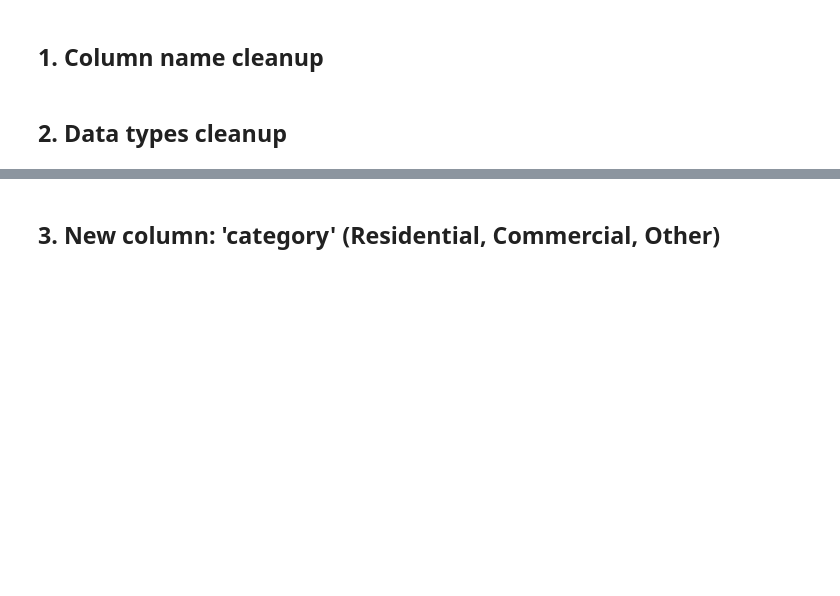
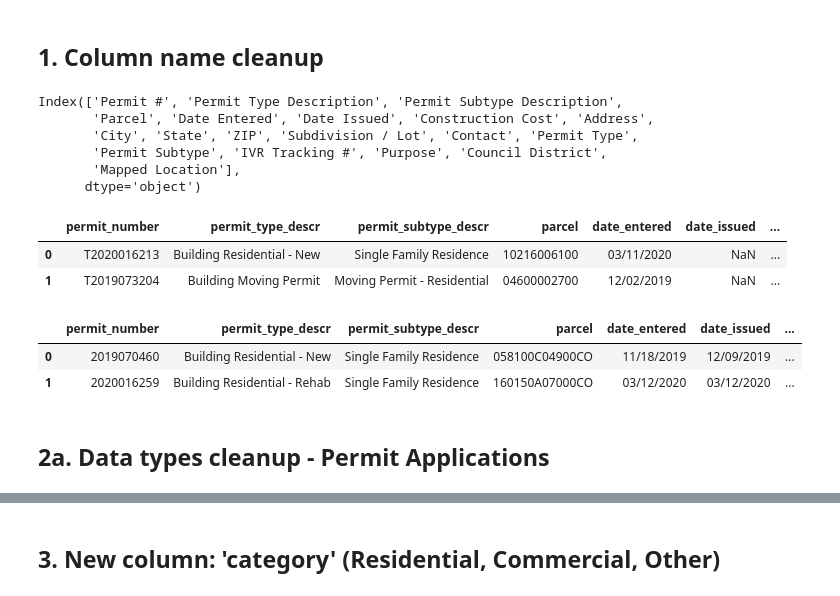
Before and after one commit to lorirocks/nashville-neighborhoods-capstone, a Jupyter notebook: notebooks/3_finalize_data.ipynb, the cells around one changed output, grey strips where cells are left out. Drawn from its saved outputs; the diff is of its cells as text; code cells hidden in the pictures; blank space fills up the shorter version.

```diff
--- a/notebooks/3_finalize_data.ipynb
+++ b/notebooks/3_finalize_data.ipynb
@@ -66,5 +66,44 @@ df2_issued.shape
 (33909, 20)
 # %% [markdown]
 ## 1. Column name cleanup
+# %%
+# PERMIT APPLICATIONS
+
+df1_applic.columns
+# %% [output]
+Index(['Permit #', 'Permit Type Description', 'Permit Subtype Description',
+       'Parcel', 'Date Entered', 'Date Issued', 'Construction Cost', 'Address',
+       'City', 'State', 'ZIP', 'Subdivision / Lot', 'Contact', 'Permit Type',
+       'Permit Subtype', 'IVR Tracking #', 'Purpose', 'Council District',
+       'Mapped Location'],
+      dtype='object')
+# %%
+df1_applic.columns = (df1_applic.columns
+                      .str.replace(" ", "_")
+                      .str.replace("/", "_")
+                      .str.replace("Description", "descr")
+                      .str.replace("#", "number")
+                      .str.replace("___", "_")
+                      .str.lower())
+df1_applic.head(2)
+# %% [output]
+|  | permit_number | permit_type_descr | permit_subtype_descr | parcel | date_entered | date_issued | ... |
+| 0 | T2020016213 | Building Residential - New | Single Family Residence | 10216006100 | 03/11/2020 | NaN | ... |
+| 1 | T2019073204 | Building Moving Permit | Moving Permit - Residential | 04600002700 | 12/02/2019 | NaN | ... |
+# %%
+# PERMITS ISSUED
+
+df2_issued.columns = (df2_issued.columns
+                      .str.replace(" ", "_")
+                      .str.replace("/", "_")
+                      .str.replace("Description", "descr")
+                      .str.replace("#", "number")
+                      .str.replace("___", "_")
+                      .str.lower())
+df2_issued.head(2)
+# %% [output]
+|  | permit_number | permit_type_descr | permit_subtype_descr | parcel | date_entered | date_issued | ... |
+| 0 | 2019070460 | Building Residential - New | Single Family Residence | 058100C04900CO | 11/18/2019 | 12/09/2019 | ... |
+| 1 | 2020016259 | Building Residential - Rehab | Single Family Residence | 160150A07000CO | 03/12/2020 | 03/12/2020 | ... |
 # %% [markdown]
-## 2. Data types cleanup
+## 2a. Data types cleanup - Permit Applications
```
Also changed, not shown: parts of 37 cells of this notebook, 3 other files.
